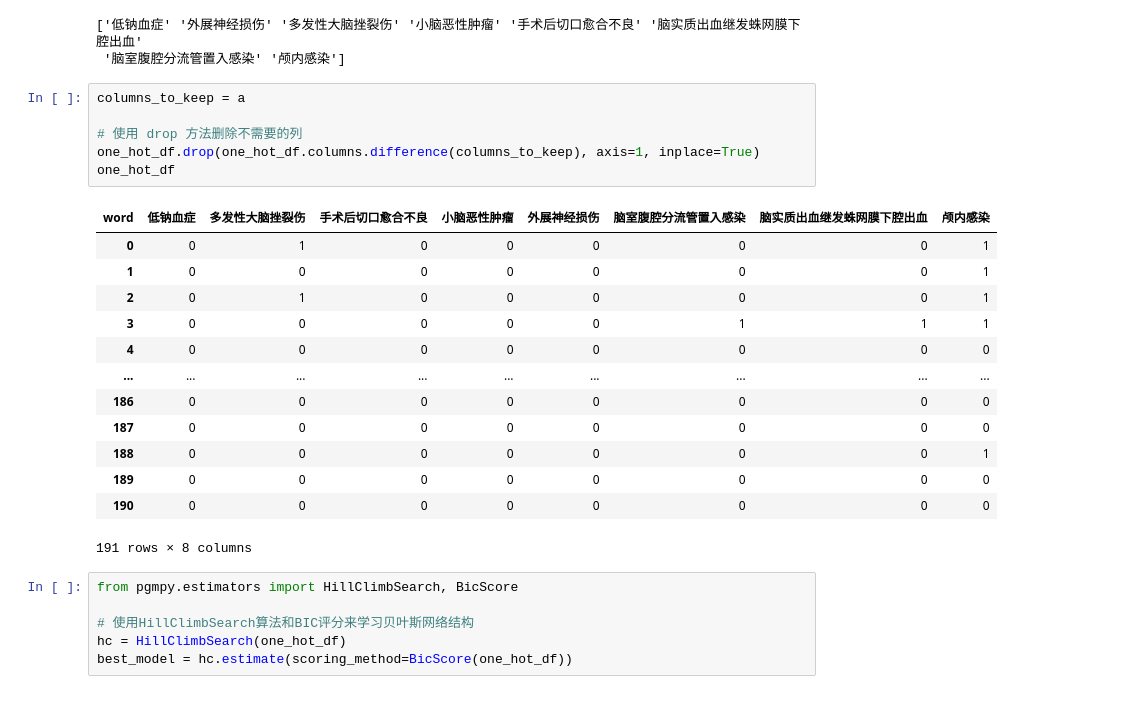
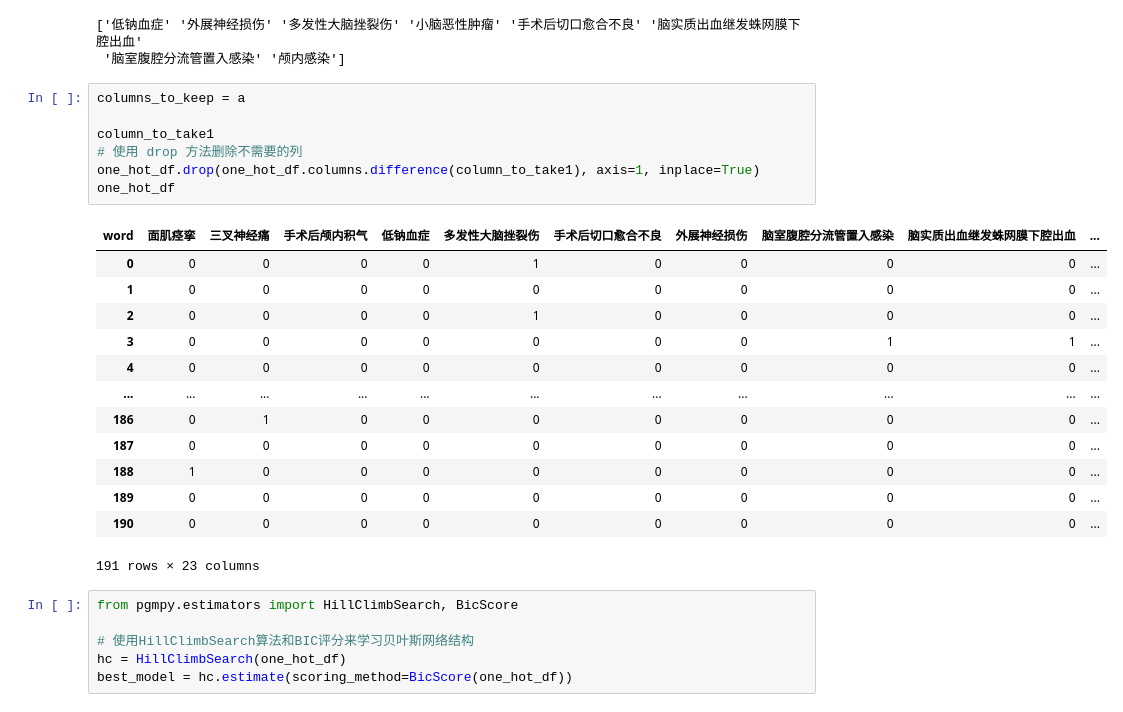
Before and after one commit to SigurYang/Mathematical-modeling, a Jupyter notebook: illness_analysis.ipynb, the cells around one changed output. Saved outputs shown, nothing was run; the diff lists cells and outputs as text.

```diff
--- a/illness_analysis.ipynb
+++ b/illness_analysis.ipynb
@@ -242,23 +313,24 @@ print(a)
 # %%
 columns_to_keep = a
 
+column_to_take1
 # 使用 drop 方法删除不需要的列
-one_hot_df.drop(one_hot_df.columns.difference(columns_to_keep), axis=1, inplace=True)
+one_hot_df.drop(one_hot_df.columns.difference(column_to_take1), axis=1, inplace=True)
 one_hot_df
 # %% [output]
-| word | 低钠血症 | 多发性大脑挫裂伤 | 手术后切口愈合不良 | 小脑恶性肿瘤 | 外展神经损伤 | 脑室腹腔分流管置入感染 | 脑实质出血继发蛛网膜下腔出血 | 颅内感染 |
-| 0 | 0 | 1 | 0 | 0 | 0 | 0 | 0 | 1 |
-| 1 | 0 | 0 | 0 | 0 | 0 | 0 | 0 | 1 |
-| 2 | 0 | 1 | 0 | 0 | 0 | 0 | 0 | 1 |
-| 3 | 0 | 0 | 0 | 0 | 0 | 1 | 1 | 1 |
-| 4 | 0 | 0 | 0 | 0 | 0 | 0 | 0 | 0 |
-| ... | ... | ... | ... | ... | ... | ... | ... | ... |
-| 186 | 0 | 0 | 0 | 0 | 0 | 0 | 0 | 0 |
-| 187 | 0 | 0 | 0 | 0 | 0 | 0 | 0 | 0 |
-| 188 | 0 | 0 | 0 | 0 | 0 | 0 | 0 | 1 |
-| 189 | 0 | 0 | 0 | 0 | 0 | 0 | 0 | 0 |
-| 190 | 0 | 0 | 0 | 0 | 0 | 0 | 0 | 0 |
+| word | 面肌痉挛 | 三叉神经痛 | 手术后颅内积气 | 低钠血症 | 多发性大脑挫裂伤 | 手术后切口愈合不良 | 外展神经损伤 | 脑室腹腔分流管置入感染 | 脑实质出血继发蛛网膜下腔出血 | ... |
+| 0 | 0 | 0 | 0 | 0 | 1 | 0 | 0 | 0 | 0 | ... |
+| 1 | 0 | 0 | 0 | 0 | 0 | 0 | 0 | 0 | 0 | ... |
+| 2 | 0 | 0 | 0 | 0 | 1 | 0 | 0 | 0 | 0 | ... |
+| 3 | 0 | 0 | 0 | 0 | 0 | 0 | 0 | 1 | 1 | ... |
+| 4 | 0 | 0 | 0 | 0 | 0 | 0 | 0 | 0 | 0 | ... |
+| ... | ... | ... | ... | ... | ... | ... | ... | ... | ... | ... |
+| 186 | 0 | 1 | 0 | 0 | 0 | 0 | 0 | 0 | 0 | ... |
+| 187 | 0 | 0 | 0 | 0 | 0 | 0 | 0 | 0 | 0 | ... |
+| 188 | 1 | 0 | 0 | 0 | 0 | 0 | 0 | 0 | 0 | ... |
+| 189 | 0 | 0 | 0 | 0 | 0 | 0 | 0 | 0 | 0 | ... |
+| 190 | 0 | 0 | 0 | 0 | 0 | 0 | 0 | 0 | 0 | ... |
-191 rows × 8 columns
+191 rows × 23 columns
 # %%
 from pgmpy.estimators import HillClimbSearch, BicScore
 
```
Also changed, not shown: parts of 6 cells of this notebook.
